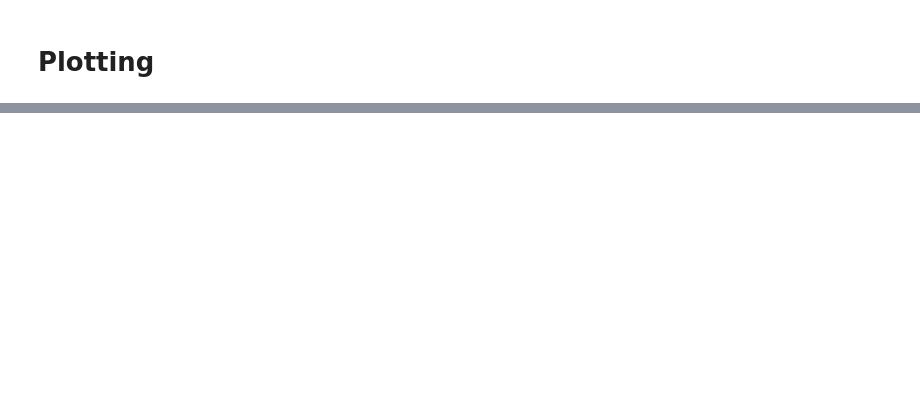
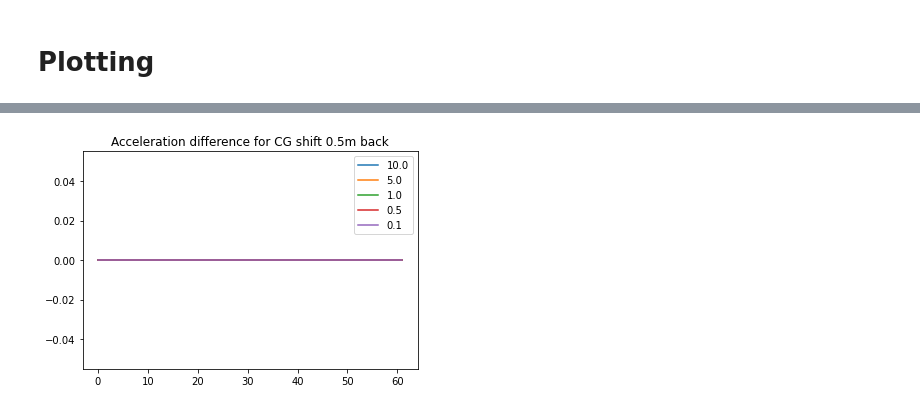
Before and after one commit to elsoroka/AutonomousCarMPC, a Jupyter notebook: Casadi opti stack MPC.ipynb, the cells around one changed output, grey strips where cells are left out. Drawn from its saved outputs; the diff is of its cells as text; code cells hidden in the pictures; blank space fills up the shorter version.

```diff
--- a/Casadi opti stack MPC.ipynb
+++ b/Casadi opti stack MPC.ipynb
@@ -268,16 +493,18 @@ plt.show()
 # %%
-#diff = u_history_10[:np.size(u_history_10_cg_r05)//2,0]-u_history_10_cg_r05[:,0]
-#plt.plot(diff, label="10.0")
-#diff0 = u_history_5[:np.size(u_history_5_cg_r05)//2,0]-u_history_5_cg_r05[:,0]
-#plt.plot(diff0, label="5.0")
+diff = u_history_10[:np.size(u_history_10_cg_r05)//2,0]-u_history_10_cg_r05[:,0]
+plt.plot(diff, label="10.0")
+diff0 = u_history_5[:np.size(u_history_5_cg_r05)//2,0]-u_history_5_cg_r05[:,0]
+plt.plot(diff0, label="5.0")
 diff1 = u_history_1[:np.size(u_history_1_cg_r05)//2,0]-u_history_1_cg_r05[:,0]
 plt.plot(diff1, label="1.0")
 diff2 = u_history_05[:np.size(u_history_05_cg_r05)//2,0]-u_history_05_cg_r05[:,0]
 plt.plot(diff2, label="0.5")
 diff3 = u_history_01[:,0]-u_history_01_cg_r05[:np.size(u_history_01)//2,0]
 plt.plot(diff3, label="0.1")
 plt.legend()
-plt.ylim(-0.005,0.005)
+#plt.ylim(-0.005,0.005)
 plt.title("Acceleration difference for CG shift 0.5m back")
 plt.show()
+# %% [output]
+[figure, added]
 # %%
```
Also changed, not shown: parts of 18 cells of this notebook.
